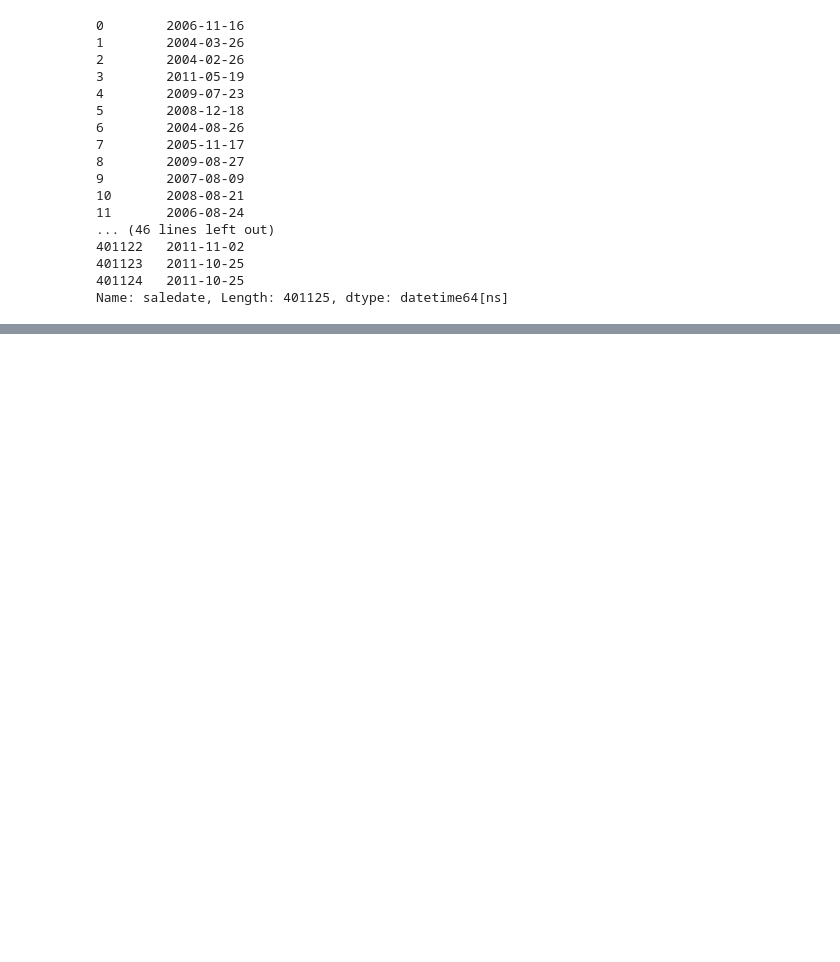
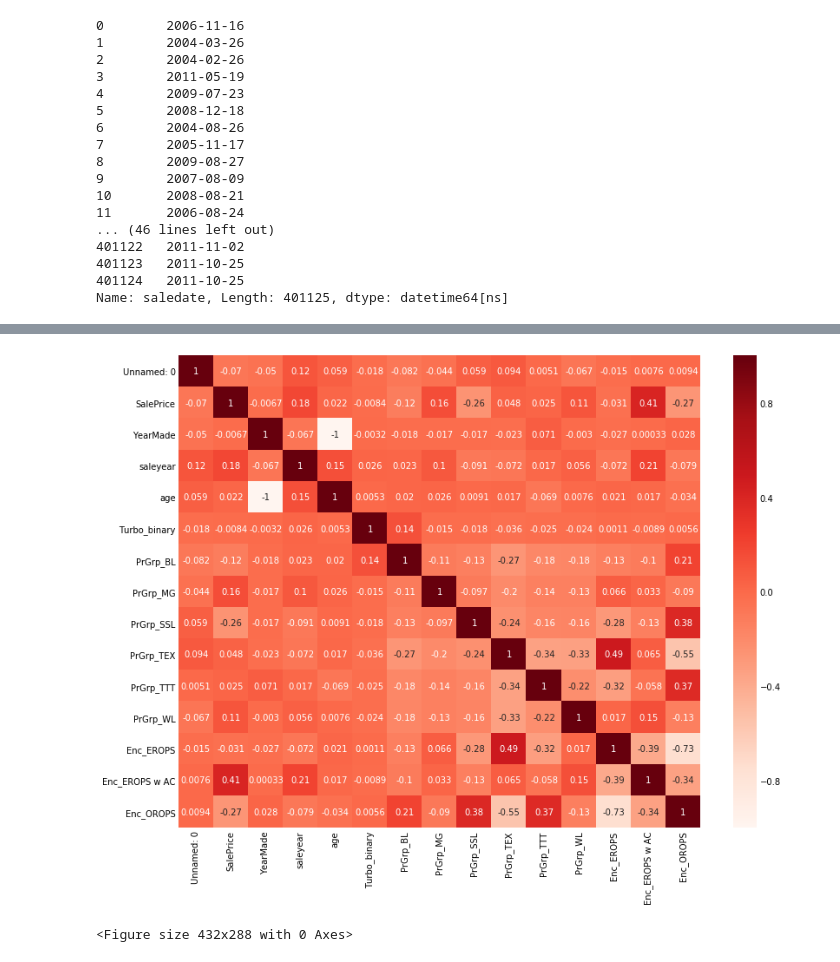
Before and after one commit to Laszarus/dsi-regression-case-study, a Jupyter notebook: predict_auction_price/auction_eda_nick.ipynb, the cells around one changed output, grey strips where cells are left out. Cells and saved outputs as stored; diff of their text form; code cells hidden in the pictures; blank space fills up the shorter version.

Commit message:
heatmap

```diff
--- a/predict_auction_price/auction_eda_nick.ipynb
+++ b/predict_auction_price/auction_eda_nick.ipynb
@@ -122,0 +120,11 @@ pandas.core.series.Series
+# %%
+df_clean = pd.read_csv('./data/CleanTrainData.csv')
+# %%
+plt.figure(figsize=(12,10))
+cor = df_clean.corr()
+sns.heatmap(cor, annot=True, cmap=plt.cm.Reds)
+plt.show()
+plt.savefig('heatmap.png')
+# %% [output]
+[figure, added]
+<Figure size 432x288 with 0 Axes>
```
Also changed, not shown: parts of 1 cell of this notebook, 2 other files.
